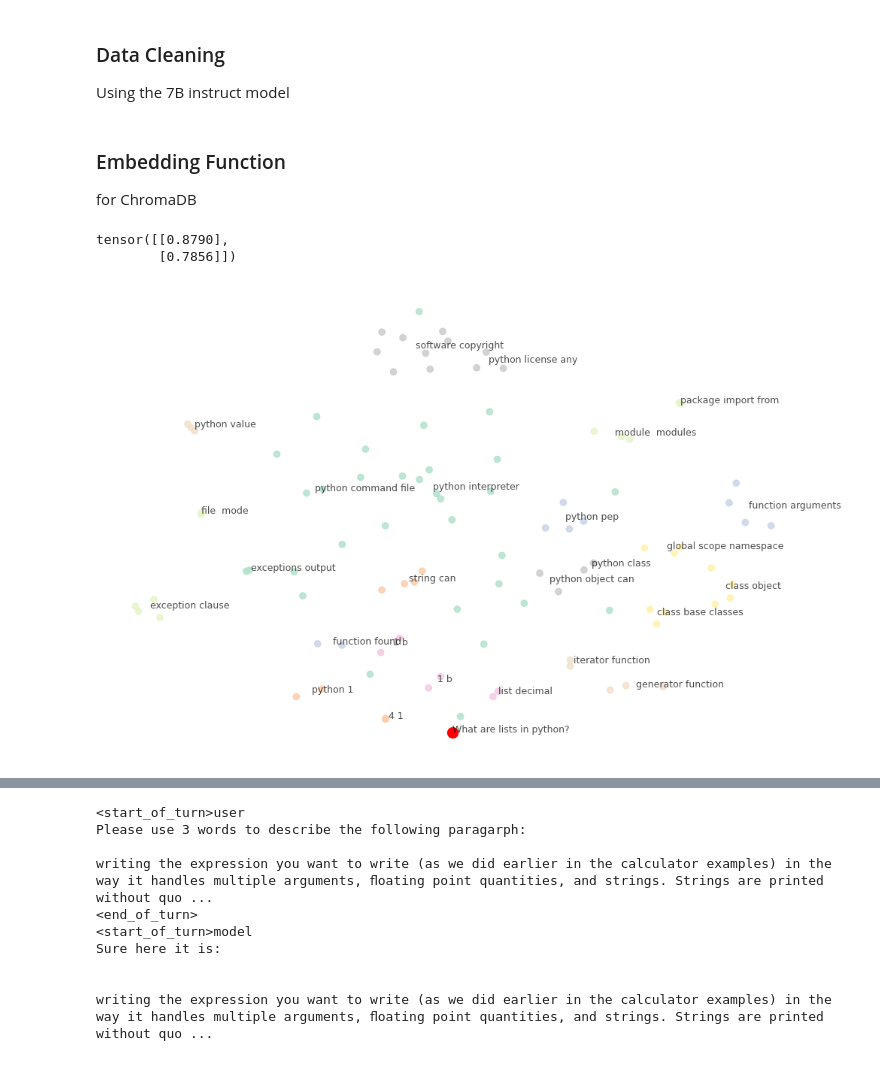
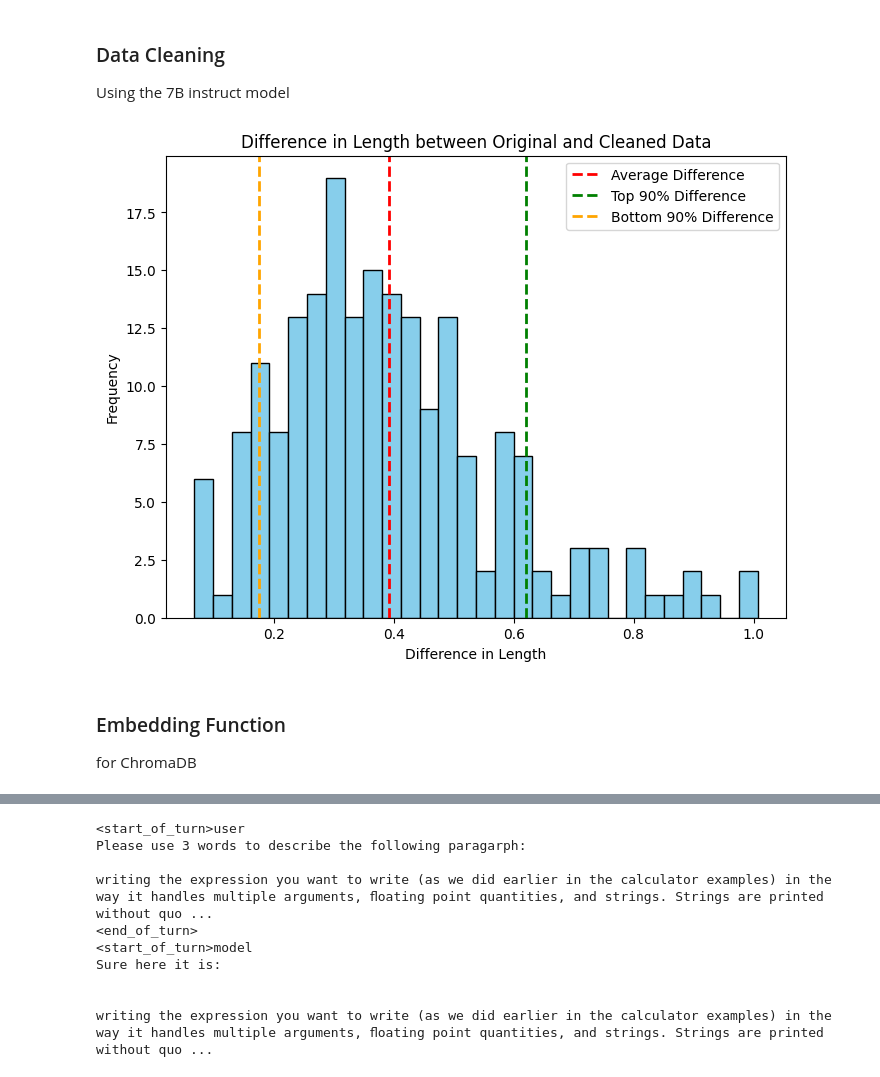
Before and after one commit to cowolff/Python-ORAGle, a Jupyter notebook: python_rag.ipynb, the cells around one changed output, grey strips where cells are left out. Cells and saved outputs as stored; diff of their text form; code cells hidden in the pictures.

```diff
--- a/python_rag.ipynb
+++ b/python_rag.ipynb
@@ -100,7 +100,7 @@ pdf_text = pdf_to_text(pdf_file)
 clean_pdf_text = clean_text(pdf_text)
 
 # Decide on the number of chunks you want
-num_chunks = 7
+num_chunks = 200
 chunks = split_text_into_chunks(clean_pdf_text, num_chunks)
 
 # This will print the chunks, you can process them further as needed
@@ -117,3 +127,41 @@ Chunk 7: are useful to static type analysis tools, and aid IDEs with code comple
 # %% [markdown]
 ### Data Cleaning
 Using the 7B instruct model
+# %%
+from mlx_lm import load, generate
+
+model, tokenizer = load("mlx-community/quantized-gemma-7b-it")
+# %%
+import numpy as np
+from tqdm import tqdm
+import matplotlib.pyplot as plt
+
+# Calculate the differences between original and cleaned lengths
+differences = []
+new_data = []
+for chunk in tqdm(chunks, desc="Calculating differences"):
+    prompt = f"<start_of_turn>user Clean the following data so that only relevant content remains and unneccessary signs are removed. Do not make stuff up on your own: {chunk} <start_of_turn>model Sure, here is the cleaned data:"
+    response = generate(model, tokenizer, prompt=prompt, verbose=False, max_tokens=2000)
+    differences.append(len(response) / len(chunk))
+    new_data.append(response)
+# %%
+# Calculate the average difference
+average_difference = np.mean(differences)
+
+# Calculate the top and bottom 90% differences
+top_90_percentile = np.percentile(differences, 90)
+bottom_90_percentile = np.percentile(differences, 10)
+
+# Plot the differences
+plt.figure(figsize=(8, 6))
+plt.hist(differences, bins=30, color='skyblue', edgecolor='black')
+plt.axvline(average_difference, color='red', linestyle='dashed', linewidth=2, label='Average Difference')
+plt.axvline(top_90_percentile, color='green', linestyle='dashed', linewidth=2, label='Top 90% Difference')
+plt.axvline(bottom_90_percentile, color='orange', linestyle='dashed', linewidth=2, label='Bottom 90% Difference')
+plt.xlabel('Difference in Length')
+plt.ylabel('Frequency')
+plt.title('Difference in Length between Original and Cleaned Data')
+plt.legend()
+plt.show()
+# %% [output]
+[figure, added]
@@ -179,14 +249,3 @@ class Embedding(EmbeddingFunction):
 
         plt.grid(True, which='both', linestyle='--', linewidth=0.2)
         plt.show()
-# %%
-model = Embedding()
-
-print(model.distance(model.encode(['Coffee', 'Water']), model.encode(['Espresso'])))
-# %% [output]
-tensor([[0.8790],
-        [0.7856]])
-# %%
-model.plot(['What are lists in python?'], split_text_into_chunks(clean_pdf_text, 100))
-# %% [output]
-[figure, removed]
```
Also changed, not shown: parts of 16 cells of this notebook, 1 other file.
